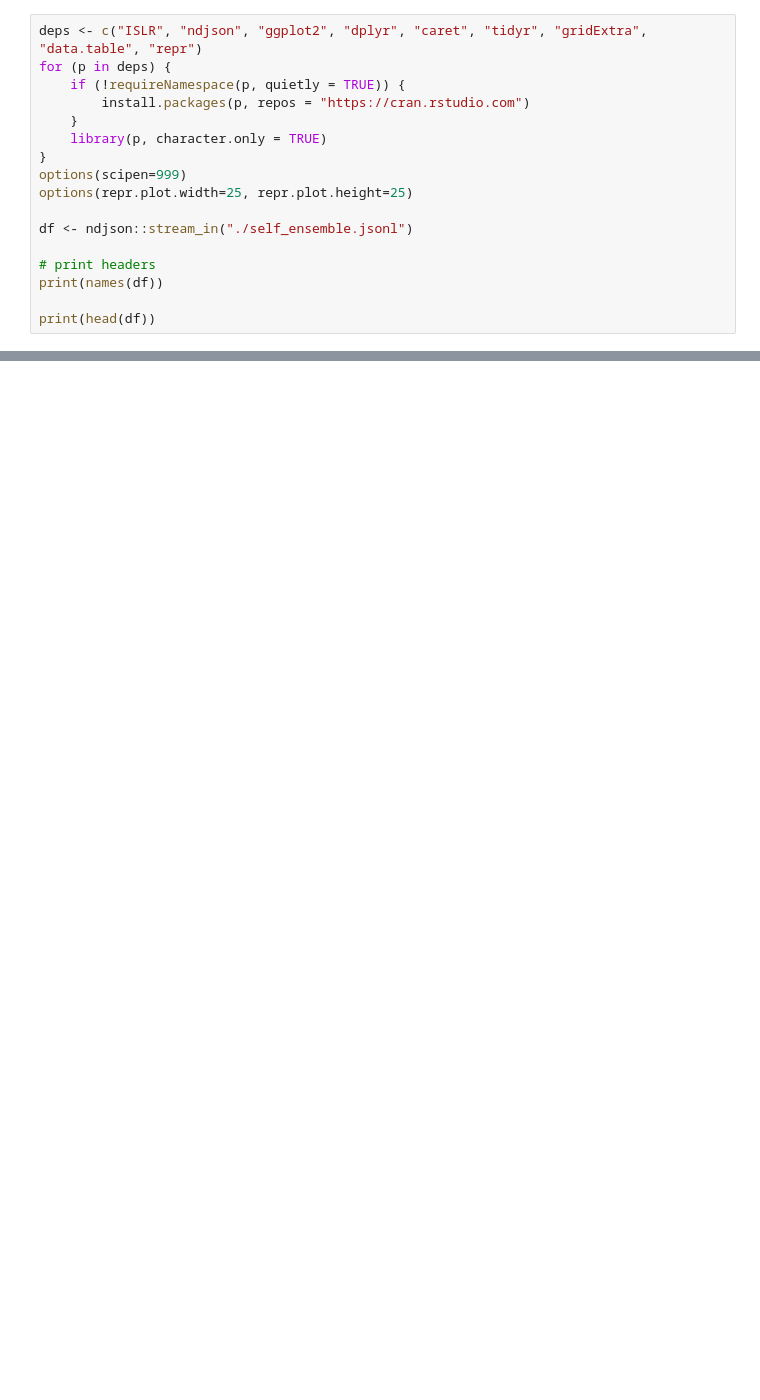
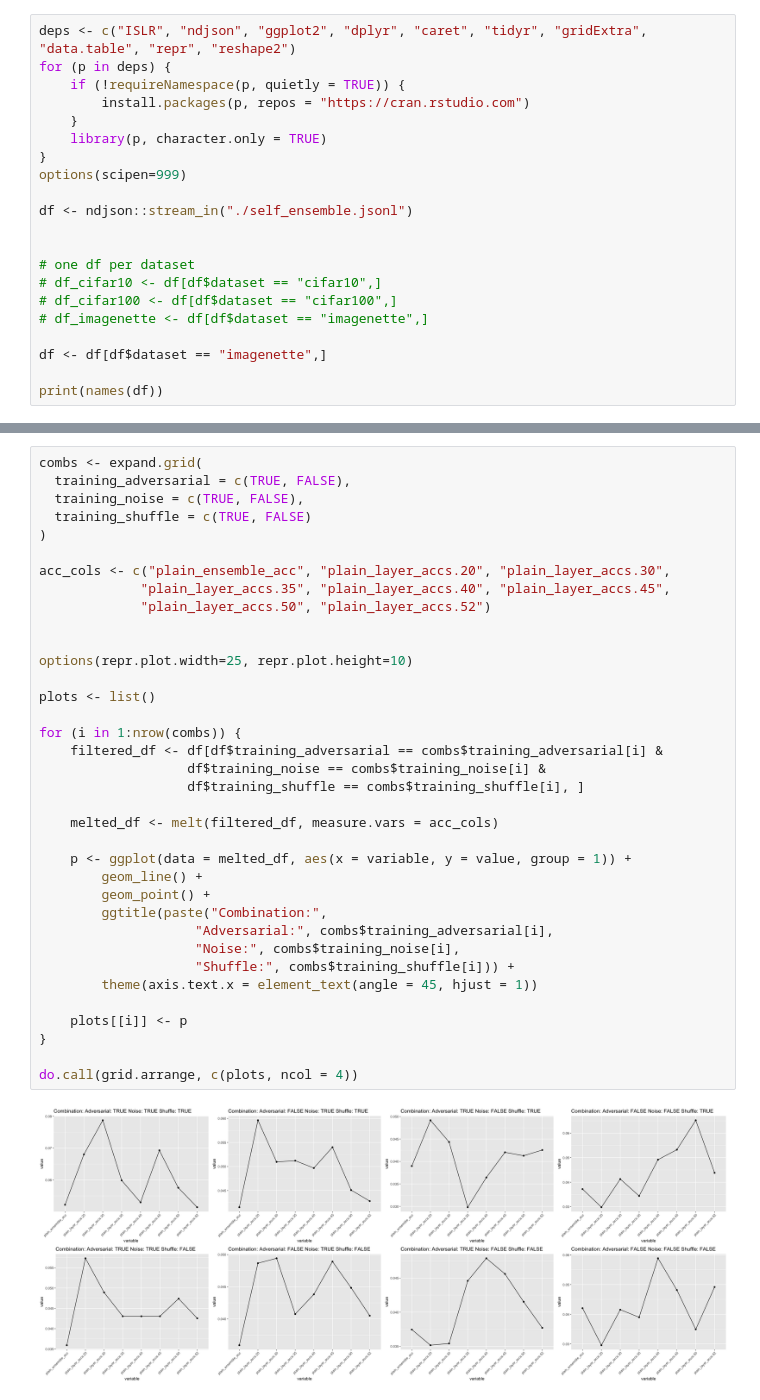
Before and after one commit to ETH-DISCO/self-ensembling, a Jupyter notebook: 2-self-ensemble/plot.ipynb, the cells around one changed output, grey strips where cells are left out. Cells and saved outputs as stored; diff of their text form; blank space fills up the shorter version.

```diff
--- a/2-self-ensemble/plot.ipynb
+++ b/2-self-ensemble/plot.ipynb
@@ -1,5 +1,5 @@
 # %%
-deps <- c("ISLR", "ndjson", "ggplot2", "dplyr", "caret", "tidyr", "gridExtra", "data.table", "repr")
+deps <- c("ISLR", "ndjson", "ggplot2", "dplyr", "caret", "tidyr", "gridExtra", "data.table", "repr", "reshape2")
 for (p in deps) {
     if (!requireNamespace(p, quietly = TRUE)) {
         install.packages(p, repos = "https://cran.rstudio.com")
@@ -7,12 +7,16 @@ for (p in deps) {
     library(p, character.only = TRUE)
 }
 options(scipen=999)
-options(repr.plot.width=25, repr.plot.height=25)
 
 df <- ndjson::stream_in("./self_ensemble.jsonl")
 
-# print headers
+
+# one df per dataset
+# df_cifar10 <- df[df$dataset == "cifar10",]
+# df_cifar100 <- df[df$dataset == "cifar100",]
+# df_imagenette <- df[df$dataset == "imagenette",]
+
+df <- df[df$dataset == "imagenette",]
+
 print(names(df))
-
-print(head(df))
 # %% [output]
@@ -52,0 +40,38 @@ The following objects are masked from ‘package:dplyr’:
+# %%
+combs <- expand.grid(
+  training_adversarial = c(TRUE, FALSE),
+  training_noise = c(TRUE, FALSE),
+  training_shuffle = c(TRUE, FALSE)
+)
+
+acc_cols <- c("plain_ensemble_acc", "plain_layer_accs.20", "plain_layer_accs.30",
+             "plain_layer_accs.35", "plain_layer_accs.40", "plain_layer_accs.45",
+             "plain_layer_accs.50", "plain_layer_accs.52")
+
+
+options(repr.plot.width=25, repr.plot.height=10)
+
+plots <- list()
+
+for (i in 1:nrow(combs)) {
+    filtered_df <- df[df$training_adversarial == combs$training_adversarial[i] &
+                   df$training_noise == combs$training_noise[i] &
+                   df$training_shuffle == combs$training_shuffle[i], ]
+
+    melted_df <- melt(filtered_df, measure.vars = acc_cols)
+
+    p <- ggplot(data = melted_df, aes(x = variable, y = value, group = 1)) +
+        geom_line() +
+        geom_point() +
+        ggtitle(paste("Combination:",
+                    "Adversarial:", combs$training_adversarial[i],
+                    "Noise:", combs$training_noise[i],
+                    "Shuffle:", combs$training_shuffle[i])) +
+        theme(axis.text.x = element_text(angle = 45, hjust = 1))
+
+    plots[[i]] <- p
+}
+
+do.call(grid.arrange, c(plots, ncol = 4))
+# %% [output]
+[figure, added]
```
Also changed, not shown: parts of 1 cell of this notebook.
